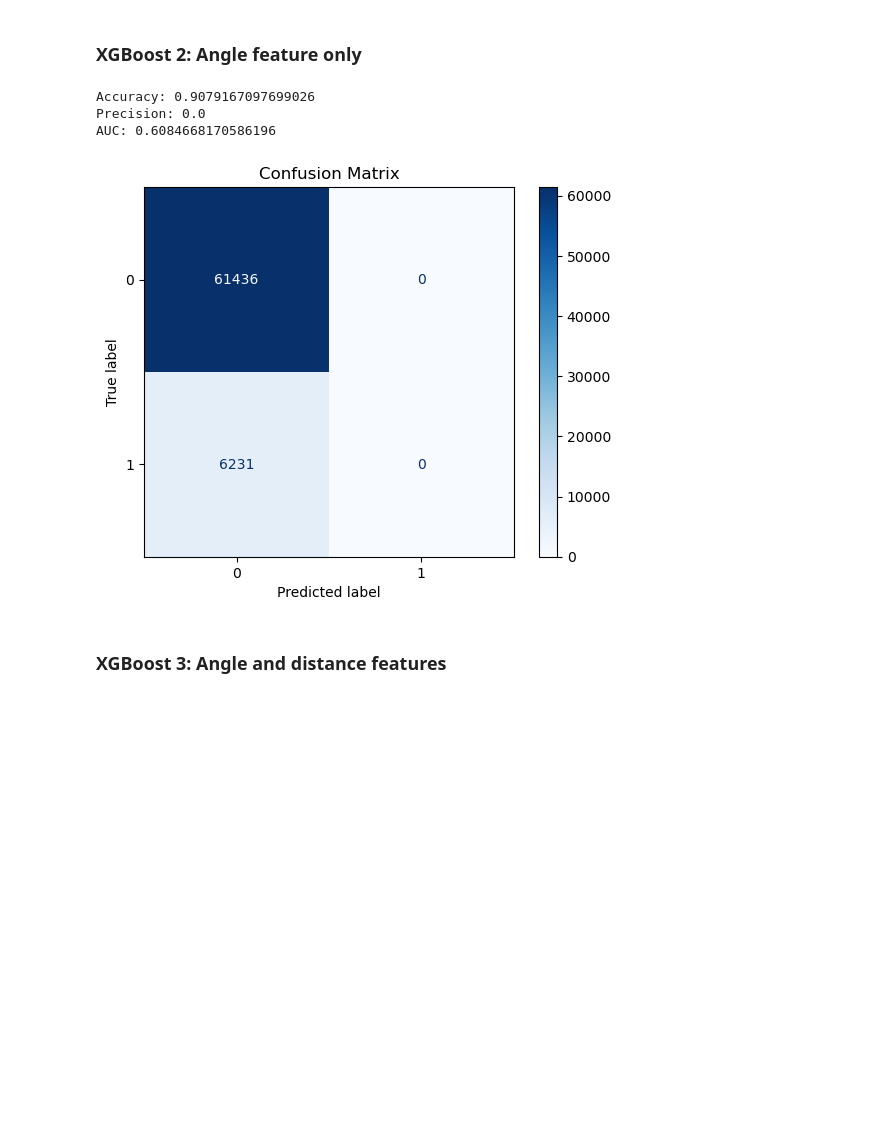
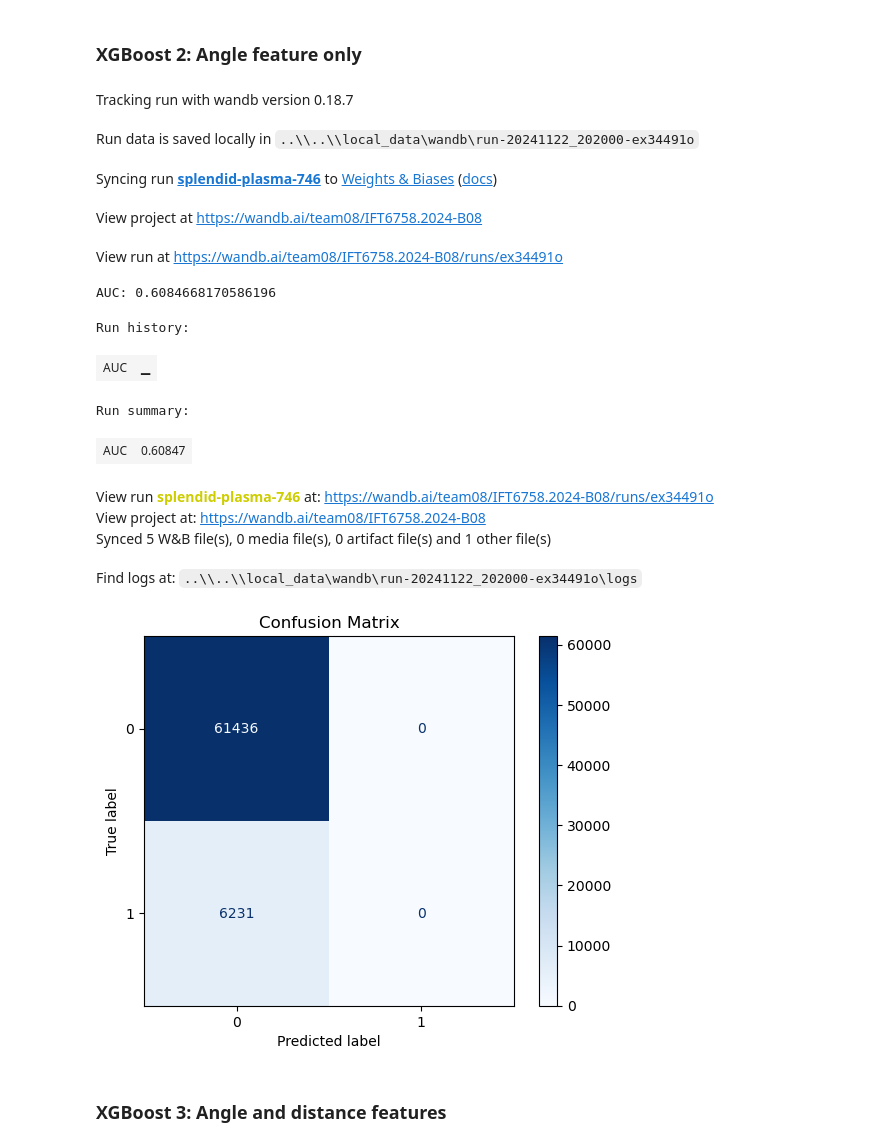
Before and after one commit to rajamatt/ift6758-project, a Jupyter notebook: notebooks/milestone_2/Task 5.ipynb, the cells around one changed output. Saved outputs shown, nothing was run; the diff lists cells and outputs as text; code cells hidden in the pictures; blank space fills up the shorter version.

```diff
--- a/notebooks/milestone_2/Task 5.ipynb
+++ b/notebooks/milestone_2/Task 5.ipynb
@@ -80,39 +106,61 @@ AUC: 0.7226574829541836
 # %% [markdown]
 ### XGBoost 2: Angle feature only
 # %%
+wandb.init(
+    project="IFT6758.2024-B08",
+    entity="team08",
+    settings=wandb.Settings(init_timeout=120),
+    config={
+        "WANDB_NOTEBOOK_NAME": "Task 5.ipynb.ipynb",
+
+    }
+)
+
+wandb.run.name = "XGB_Angle_Only"
+
 X_train = train_df[['shotAngle']]
 y_train = train_df['isGoal']
 
 X_val = val_df[['shotAngle']]
 y_val = val_df['isGoal']
 
 XGB_2 = XGBClassifier()
 XGB_2_log = XGB_2.fit(X_train, y_train)
 
 prediction_2 = XGB_2.predict(X_val)
 prob_scores_2 = XGB_2.predict_proba(X_val)[:,1]
+auc_2 = roc_auc_score(y_val, prob_scores_2)
 
-accuracy = accuracy_score(y_val, prediction_2)
-precision = precision_score(y_val, prediction_2)
-prob_scores_2 = XGB_2.predict_proba(X_val)[:,1]
-auc = roc_auc_score(y_val, prob_scores_2)
-print('Accuracy:', accuracy)
-print('Precision:', precision)
-print('AUC:', auc)
+print('AUC:', auc_2)
 
-cm = confusion_matrix(y_val, prediction_2)
-disp = ConfusionMatrixDisplay(confusion_matrix=cm, display_labels=XGB_1.classes_)
-disp.plot(cmap=plt.cm.Blues)
+wandb.log({"AUC": auc_2})
+cm_2 = confusion_matrix(y_val, prediction_2)
+disp_2 = ConfusionMatrixDisplay(confusion_matrix=cm_2, display_labels=XGB_2.classes_)
+disp_2.plot(cmap=plt.cm.Blues)
 plt.title("Confusion Matrix")
-plt.show()
+plt.savefig("confusion_matrix_2.png")
+wandb.log({"Confusion Matrix": wandb.Image("confusion_matrix_2.png")})
+
 
 model_2_path = os.path.join(XGB_path, "xgb_angle.pkl")
 with open(model_2_path, 'wb') as f:
     pickle.dump(XGB_2_log, f)
+wandb.finish()
 # %% [output]
+Tracking run with wandb version 0.18.7
+Run data is saved locally in ..\\..\\local_data\wandb\run-20241122_202000-ex34491o
+Syncing run splendid-plasma-746 to Weights & Biases (docs)
+View project at https://wandb.ai/team08/IFT6758.2024-B08
+View run at https://wandb.ai/team08/IFT6758.2024-B08/runs/ex34491o
-Accuracy: 0.9079167097699026
-Precision: 0.0
 AUC: 0.6084668170586196
+Run history:
+| AUC | ▁ |
+Run summary:
+| AUC | 0.60847 |
+View run splendid-plasma-746 at: https://wandb.ai/team08/IFT6758.2024-B08/runs/ex34491o
+View project at: https://wandb.ai/team08/IFT6758.2024-B08
+Synced 5 W&B file(s), 0 media file(s), 0 artifact file(s) and 1 other file(s)
+Find logs at: ..\\..\\local_data\wandb\run-20241122_202000-ex34491o\logs
 [figure]
 # %% [markdown]
 ### XGBoost 3: Angle and distance features
```
Also changed, not shown: parts of 12 cells of this notebook.
